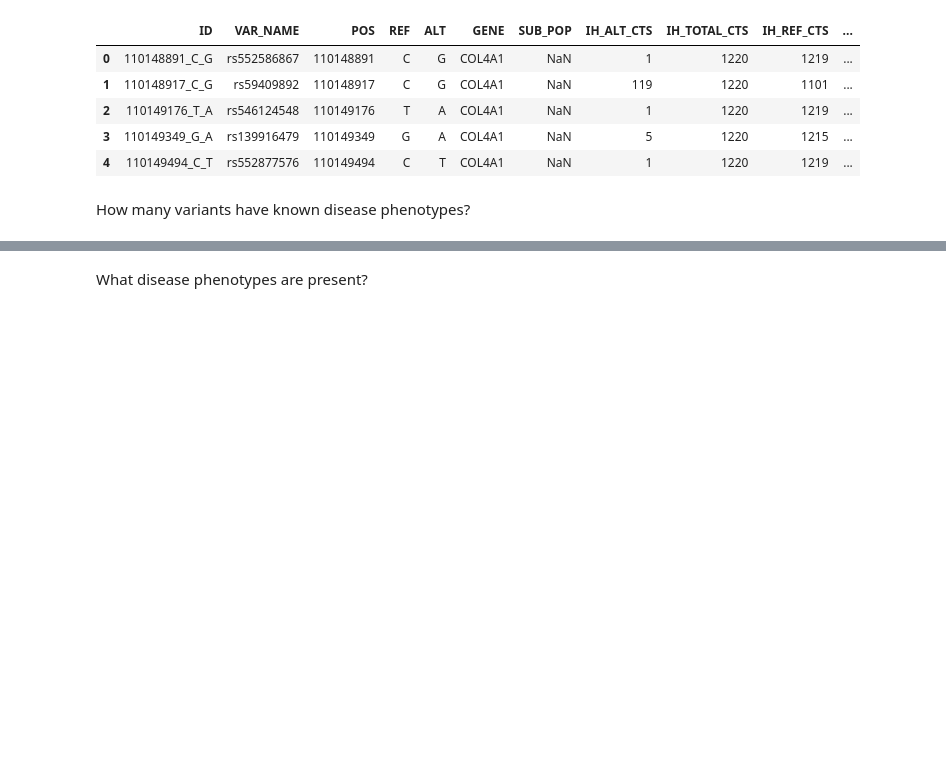
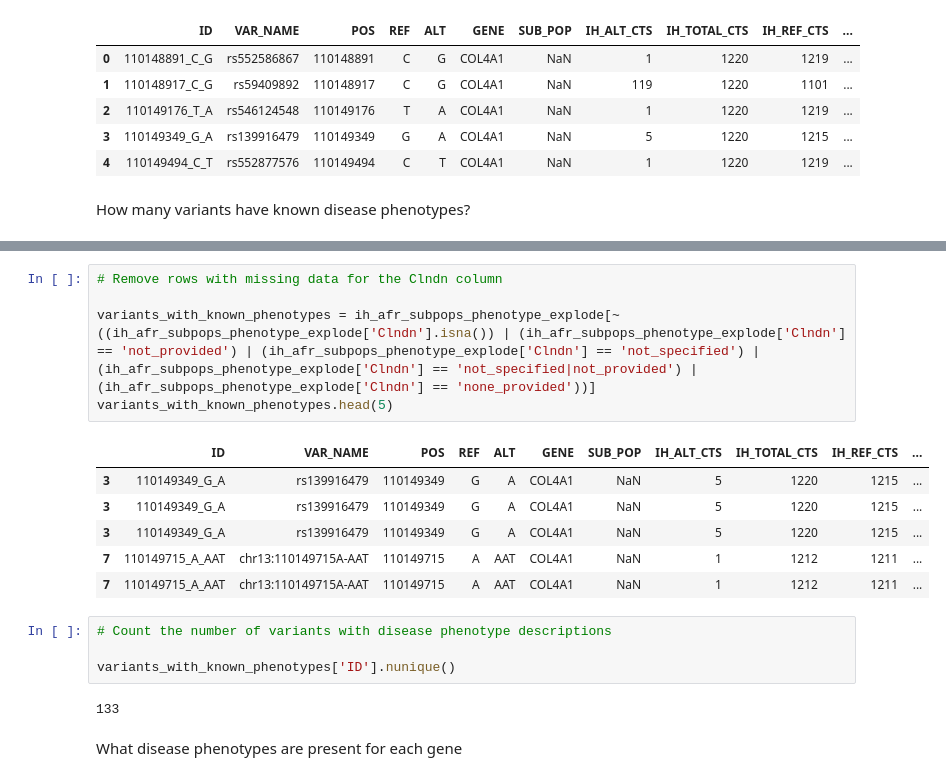
Before and after one commit to MeganHolborn/Genetic_data_analysis, a Jupyter notebook: Notebooks/Analysis_and_Visualisation/6-Variant_disease_phenotypes.ipynb, the cells around one changed output, grey strips where cells are left out. Drawn from its saved outputs; the diff is of its cells as text; blank space fills up the shorter version.

```diff
--- a/Notebooks/Analysis_and_Visualisation/6-Variant_disease_phenotypes.ipynb
+++ b/Notebooks/Analysis_and_Visualisation/6-Variant_disease_phenotypes.ipynb
@@ -148,2 +152,20 @@ How many variants have known disease phenotypes?
+# %%
+# Remove rows with missing data for the Clndn column
+
+variants_with_known_phenotypes = ih_afr_subpops_phenotype_explode[~((ih_afr_subpops_phenotype_explode['Clndn'].isna()) | (ih_afr_subpops_phenotype_explode['Clndn'] == 'not_provided') | (ih_afr_subpops_phenotype_explode['Clndn'] == 'not_specified') | (ih_afr_subpops_phenotype_explode['Clndn'] == 'not_specified|not_provided') | (ih_afr_subpops_phenotype_explode['Clndn'] == 'none_provided'))]
+variants_with_known_phenotypes.head(5)
+# %% [output]
+|  | ID | VAR_NAME | POS | REF | ALT | GENE | SUB_POP | IH_ALT_CTS | IH_TOTAL_CTS | IH_REF_CTS | ... |
+| 3 | 110149349_G_A | rs139916479 | 110149349 | G | A | COL4A1 | NaN | 5 | 1220 | 1215 | ... |
+| 3 | 110149349_G_A | rs139916479 | 110149349 | G | A | COL4A1 | NaN | 5 | 1220 | 1215 | ... |
+| 3 | 110149349_G_A | rs139916479 | 110149349 | G | A | COL4A1 | NaN | 5 | 1220 | 1215 | ... |
+| 7 | 110149715_A_AAT | chr13:110149715A-AAT | 110149715 | A | AAT | COL4A1 | NaN | 1 | 1212 | 1211 | ... |
+| 7 | 110149715_A_AAT | chr13:110149715A-AAT | 110149715 | A | AAT | COL4A1 | NaN | 1 | 1212 | 1211 | ... |
+# %%
+# Count the number of variants with disease phenotype descriptions
+
+variants_with_known_phenotypes['ID'].nunique()
+# %% [output]
+133
 # %% [markdown]
-What disease phenotypes are present?
+What disease phenotypes are present for each gene
```
Also changed, not shown: parts of 18 cells of this notebook.
